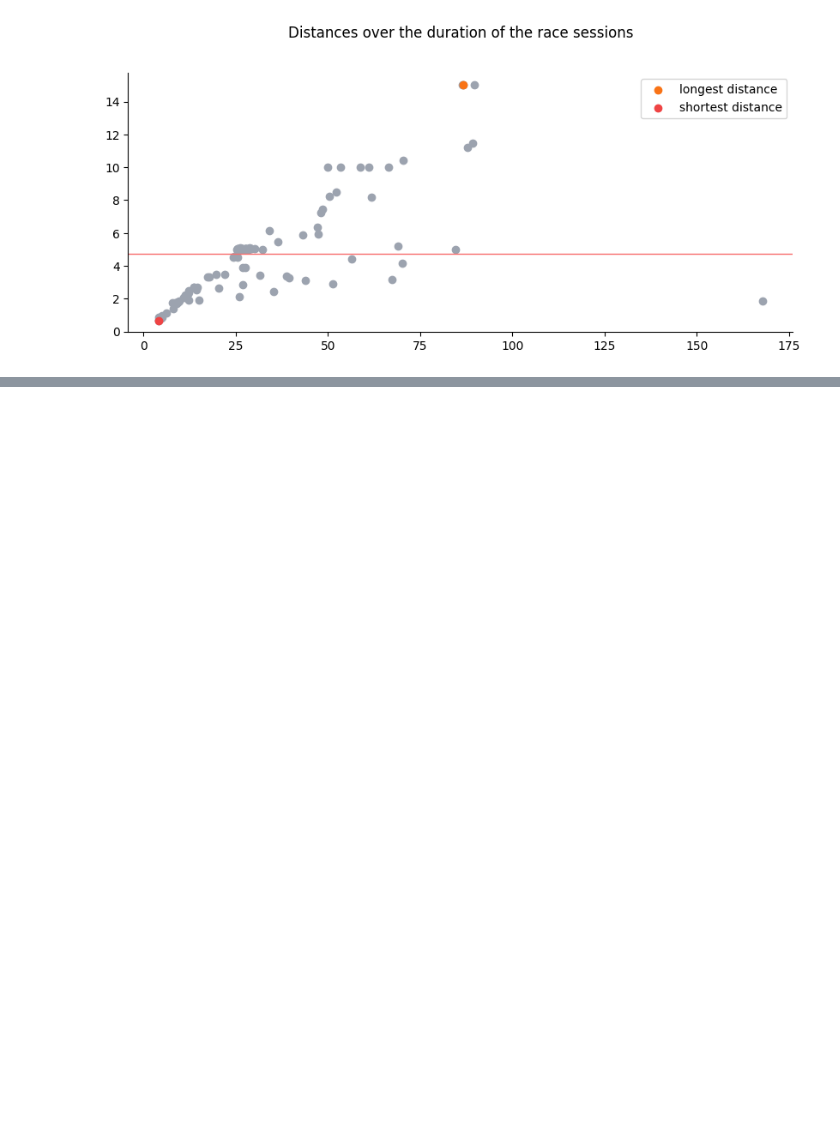
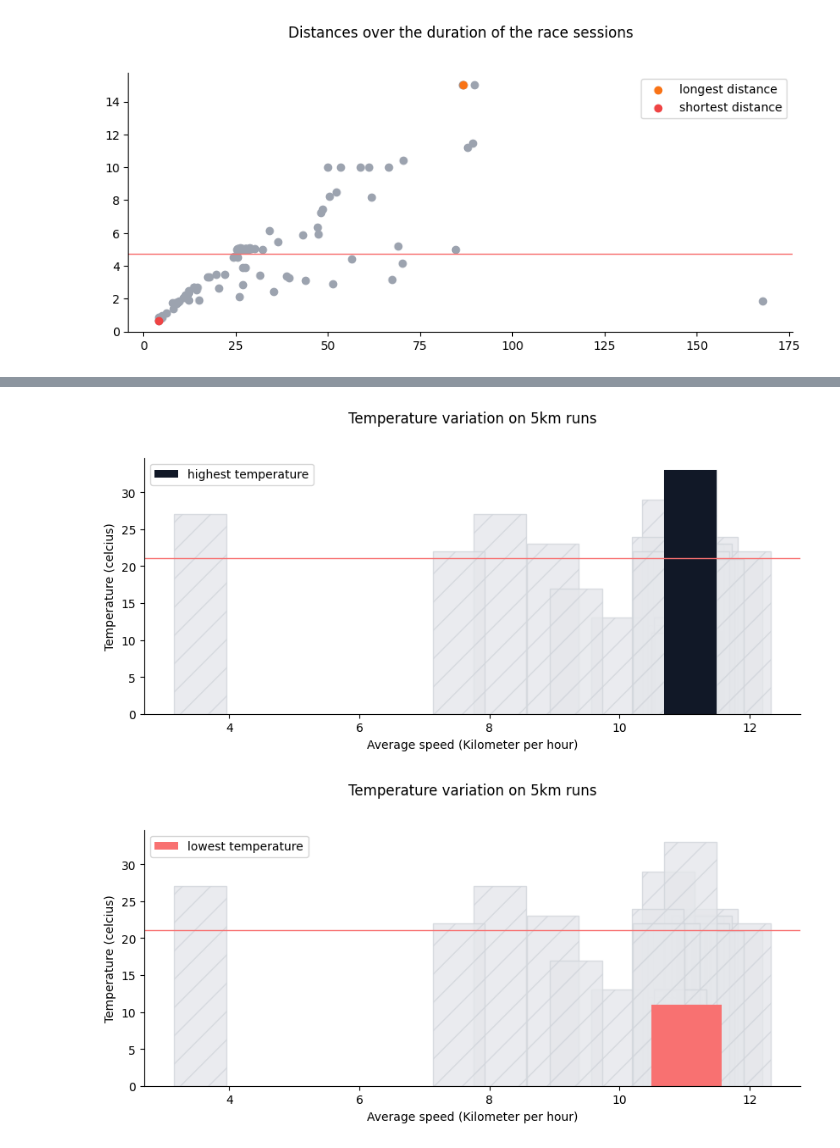
Before and after one commit to bernard-ng/running-visualization, a Jupyter notebook: running_data_visualization.ipynb, the cells around one changed output, grey strips where cells are left out. Saved outputs shown, nothing was run; the diff lists cells and outputs as text; code cells hidden in the pictures; blank space fills up the shorter version.

Commit message:
Temperature variation on 5km runs

```diff
--- a/running_data_visualization.ipynb
+++ b/running_data_visualization.ipynb
@@ -309,0 +415,65 @@ ax.legend();
+# %%
+temperature_df = sessions_df[sessions_df['created_at'] > dt.date(2021, 1, 1)]
+temperature_df = temperature_df[['distance', 'duration', 'temperature', 'average_speed']].dropna()
+temperature_df = temperature_df.loc[temperature_df['distance'] >= 5]
+temperature_df = temperature_df.loc[temperature_df['distance'] < 6].reset_index(drop=True)
+
+minimum = temperature_df['temperature'].min()
+maximum = temperature_df['temperature'].max()
+average = temperature_df['temperature'].mean()
+
+fig, ax = plt.subplots(figsize=(10, 4), dpi=100)
+plt.title("Temperature variation on 5km runs")
+plt.rcParams['axes.titlepad'] = 30
+ax.spines['right'].set_visible(False)
+ax.spines['top'].set_visible(False)
+plt.xlabel("Average speed (Kilometer per hour)")
+plt.ylabel("Temperature (celcius)")
+
+ax.axhline(average, color=colors['red'][400], linewidth=1)
+
+ax.bar(
+    temperature_df['average_speed'],
+    temperature_df['temperature'],
+    color=colors['gray'][200],
+    hatch="/",
+    edgecolor=colors['gray'][300],
+    alpha=0.8
+);
+ax.bar(
+    temperature_df['average_speed'][temperature_df['temperature'] == maximum],
+    maximum,
+    color=colors['gray'][900],
+    label="highest temperature",
+)
+ax.legend();
+plt.show();
+
+
+fig, ax = plt.subplots(figsize=(10, 4), dpi=100)
+plt.title("Temperature variation on 5km runs")
+plt.rcParams['axes.titlepad'] = 30
+ax.spines['right'].set_visible(False)
+ax.spines['top'].set_visible(False)
+plt.xlabel("Average speed (Kilometer per hour)")
+plt.ylabel("Temperature (celcius)")
+
+ax.axhline(average, color=colors['red'][400], linewidth=1)
+ax.bar(
+    temperature_df['average_speed'],
+    temperature_df['temperature'],
+    color=colors['gray'][200],
+    hatch="/",
+    edgecolor=colors['gray'][300],
+    alpha=0.8
+);
+ax.bar(
+    temperature_df['average_speed'][temperature_df['temperature'] == minimum],
+    minimum,
+    color=colors['red'][400],
+    label="lowest temperature",
+);
+ax.legend();
+# %% [output]
+[figure, added]
+[figure, added]
```
Also changed, not shown: parts of 8 cells of this notebook.
